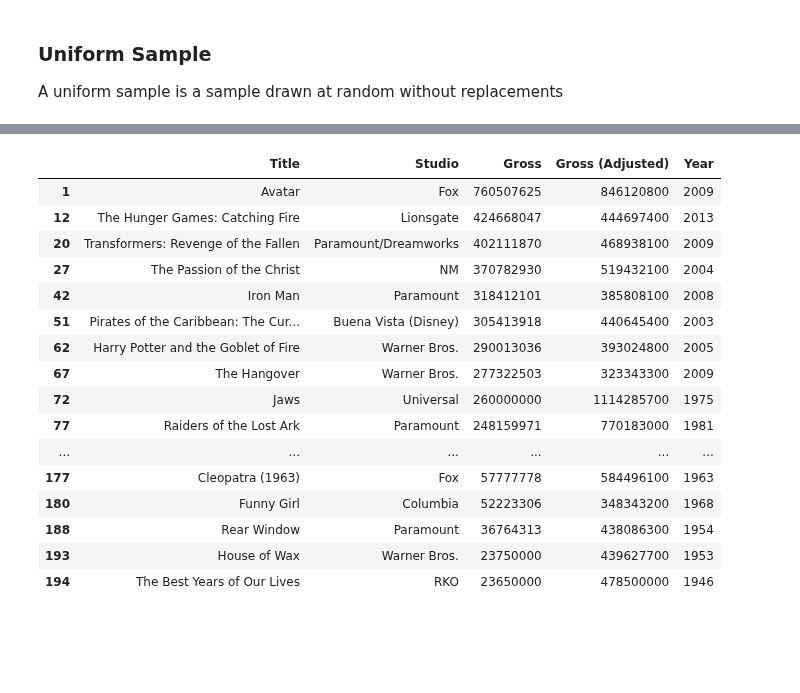
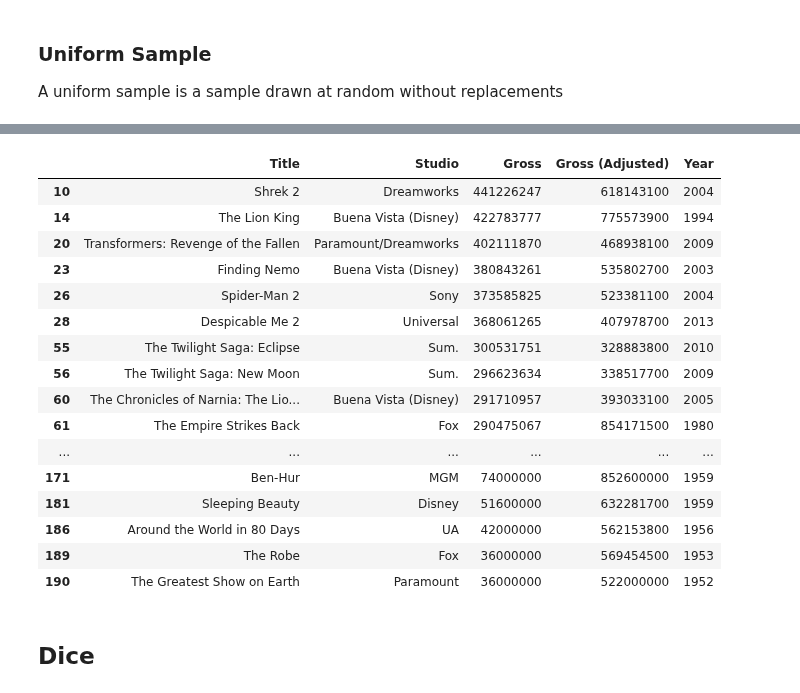
Before and after one commit to omoju/Fundamentals, a Jupyter notebook: Data/dataSampling_1.ipynb, the cells around one changed output, grey strips where cells are left out. Cells and saved outputs as stored; diff of their text form; code cells hidden in the pictures; blank space fills up the shorter version.

```diff
--- a/Data/dataSampling_1.ipynb
+++ b/Data/dataSampling_1.ipynb
@@ -206,13 +209,14 @@ df
 ### Uniform Sample
 A uniform sample is a sample drawn at random without replacements
 # %%
-def sample(num_sample, with_replacement=False):
+def sample(num_sample, top, with_replacement=False):
     """
     Create a random sample from a table
 
     Attributes
     ---------
     num_sample: int
+    top: dataframe
     with_replacement: boolean
 
     Returns a random subset of table index
@@ -259,22 +263,24 @@ df.sort_values(by='Gross', ascending=0)
 # %%
-index_ = sample(30)
+index_ = sample(25, top)
 df = top.ix[index_, :]
 df.sort_values(by='Gross', ascending=0)
 # %% [output]
 |  | Title | Studio | Gross | Gross (Adjusted) | Year |
-| 1 | Avatar | Fox | 760507625 | 846120800 | 2009 |
-| 12 | The Hunger Games: Catching Fire | Lionsgate | 424668047 | 444697400 | 2013 |
+| 10 | Shrek 2 | Dreamworks | 441226247 | 618143100 | 2004 |
+| 14 | The Lion King | Buena Vista (Disney) | 422783777 | 775573900 | 1994 |
 | 20 | Transformers: Revenge of the Fallen | Paramount/Dreamworks | 402111870 | 468938100 | 2009 |
-| 27 | The Passion of the Christ | NM | 370782930 | 519432100 | 2004 |
-| 42 | Iron Man | Paramount | 318412101 | 385808100 | 2008 |
-| 51 | Pirates of the Caribbean: The Cur... | Buena Vista (Disney) | 305413918 | 440645400 | 2003 |
-| 62 | Harry Potter and the Goblet of Fire | Warner Bros. | 290013036 | 393024800 | 2005 |
-| 67 | The Hangover | Warner Bros. | 277322503 | 323343300 | 2009 |
-| 72 | Jaws | Universal | 260000000 | 1114285700 | 1975 |
-| 77 | Raiders of the Lost Ark | Paramount | 248159971 | 770183000 | 1981 |
+| 23 | Finding Nemo | Buena Vista (Disney) | 380843261 | 535802700 | 2003 |
+| 26 | Spider-Man 2 | Sony | 373585825 | 523381100 | 2004 |
+| 28 | Despicable Me 2 | Universal | 368061265 | 407978700 | 2013 |
+| 55 | The Twilight Saga: Eclipse | Sum. | 300531751 | 328883800 | 2010 |
+| 56 | The Twilight Saga: New Moon | Sum. | 296623634 | 338517700 | 2009 |
+| 60 | The Chronicles of Narnia: The Lio... | Buena Vista (Disney) | 291710957 | 393033100 | 2005 |
+| 61 | The Empire Strikes Back | Fox | 290475067 | 854171500 | 1980 |
 | ... | ... | ... | ... | ... | ... |
-| 177 | Cleopatra (1963) | Fox | 57777778 | 584496100 | 1963 |
-| 180 | Funny Girl | Columbia | 52223306 | 348343200 | 1968 |
-| 188 | Rear Window | Paramount | 36764313 | 438086300 | 1954 |
-| 193 | House of Wax | Warner Bros. | 23750000 | 439627700 | 1953 |
-| 194 | The Best Years of Our Lives | RKO | 23650000 | 478500000 | 1946 |
+| 171 | Ben-Hur | MGM | 74000000 | 852600000 | 1959 |
+| 181 | Sleeping Beauty | Disney | 51600000 | 632281700 | 1959 |
+| 186 | Around the World in 80 Days | UA | 42000000 | 562153800 | 1956 |
+| 189 | The Robe | Fox | 36000000 | 569454500 | 1953 |
+| 190 | The Greatest Show on Earth | Paramount | 36000000 | 522000000 | 1952 |
+# %% [markdown]
+## Dice
```
Also changed, not shown: parts of 13 cells of this notebook.
